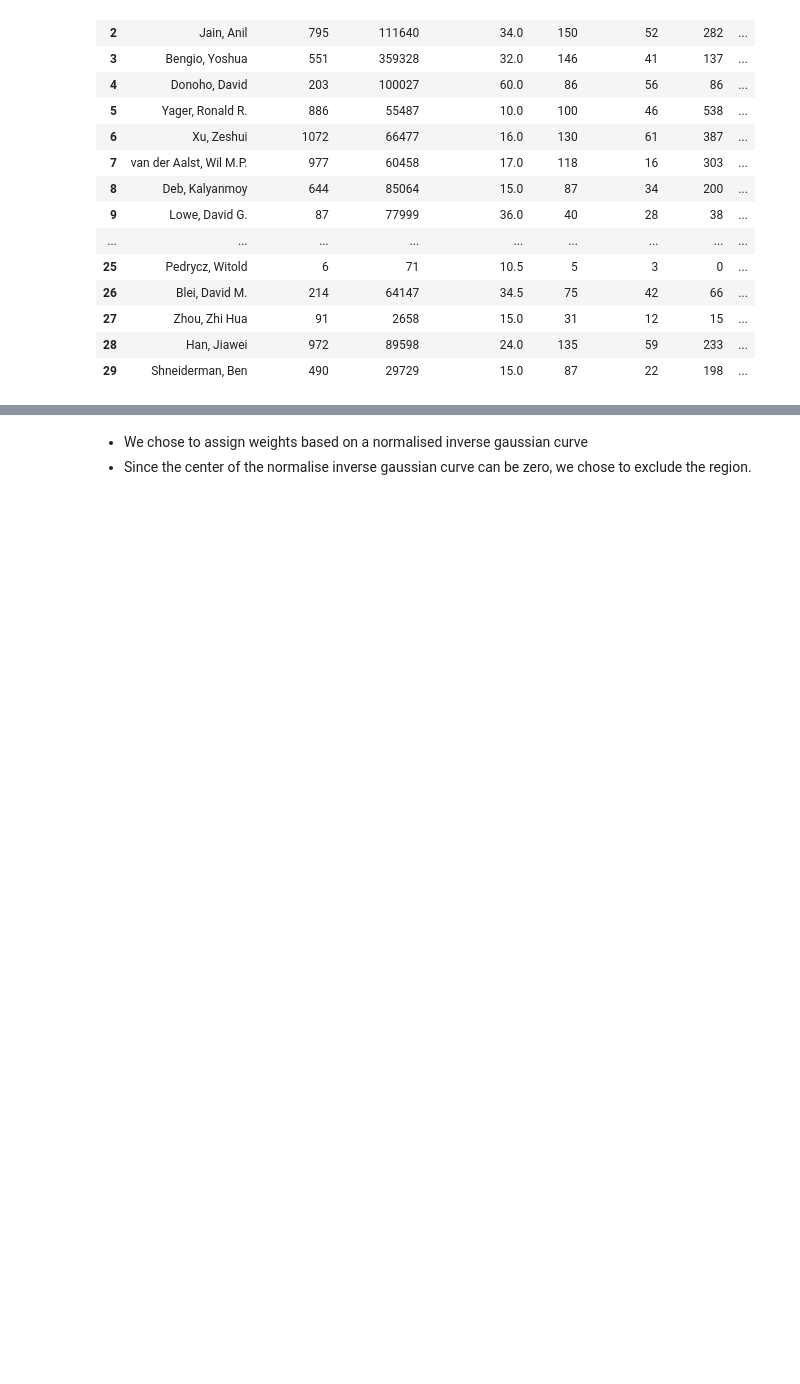
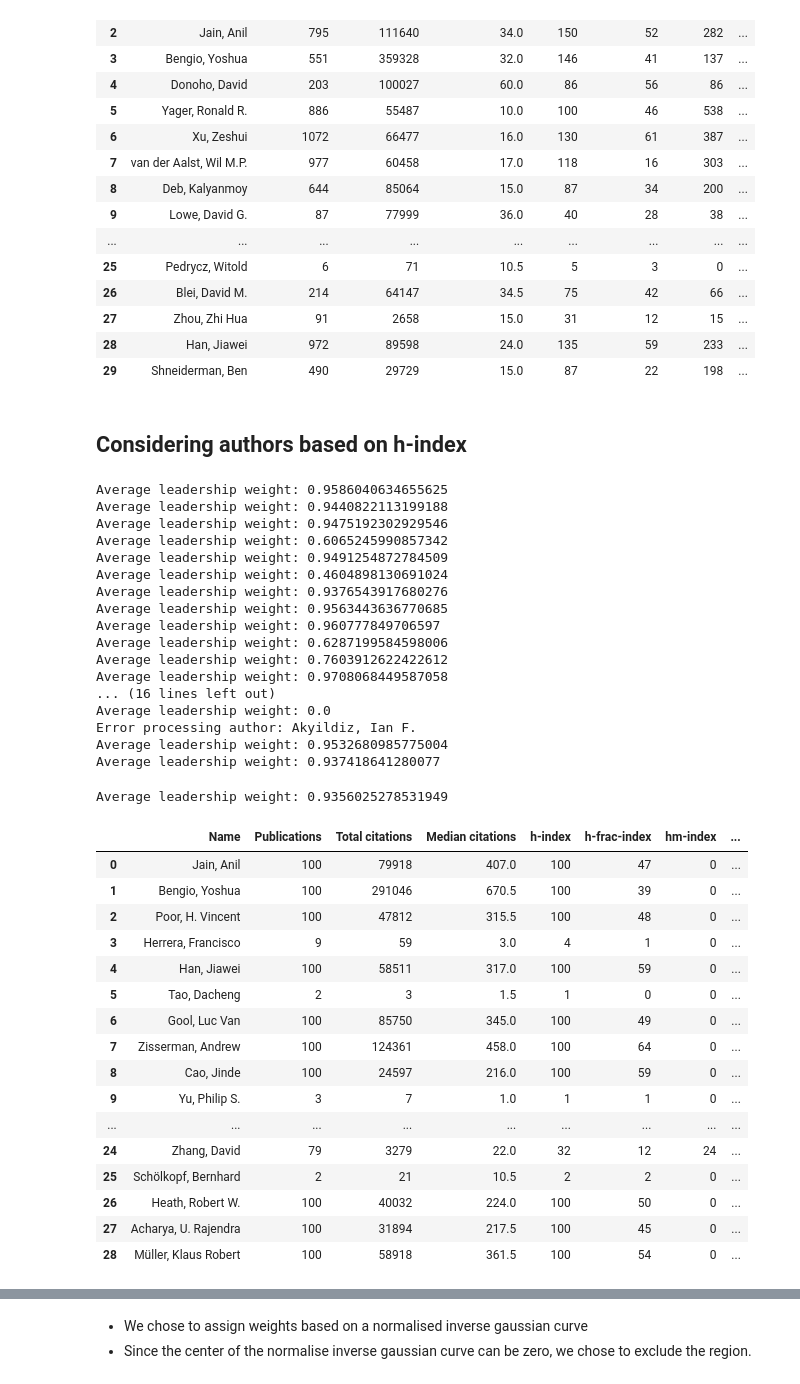
Before and after one commit to nepython/metrics, a Jupyter notebook: scopus.ipynb, the cells around one changed output, grey strips where cells are left out. Drawn from its saved outputs; the diff is of its cells as text; code cells hidden in the pictures; blank space fills up the shorter version.

```diff
--- a/scopus.ipynb
+++ b/scopus.ipynb
@@ -279,3 +269,5 @@ Average leadership weight: 0.8569220986011866
 | 27 | Zhou, Zhi Hua | 91 | 2658 | 15.0 | 31 | 12 | 15 | ... |
 | 28 | Han, Jiawei | 972 | 89598 | 24.0 | 135 | 59 | 233 | ... |
 | 29 | Shneiderman, Ben | 490 | 29729 | 15.0 | 87 | 22 | 198 | ... |
+# %% [markdown]
+## Considering authors based on h-index
@@ -281,0 +468,68 @@ Average leadership weight: 0.8569220986011866
+# %%
+import pandas as pd
+from calculate import *
+from IPython.display import display
+
+rows = []
+authors = read_data()
+for author in authors:
+    try:
+        rows.append({
+            'Name': author['name'],
+            'Publications': len(author['publications']),
+            'Total citations': total_citations(author['publications']),
+            'Median citations': median_citations(author['publications']),
+            'h-index': h_index(author['publications']),
+            'h-frac-index': h_frac_index(author['publications']),
+            'hm-index': hm_index(author['publications']),
+            'h-leadership-index': h_leadership_index(author['scopus_id'], author['publications']),
+            '% first author': percent_first_author(author['scopus_id'], author['publications']),
+            '% last author': percent_last_author(author['scopus_id'], author['publications']),
+            '% single author': percent_single_author(author['publications']),
+            'Median author position': median_author_position(author['scopus_id'], author['publications']),
+            # 'cscore':
+            'i10-index': i10_index(author['publications']),
+            'Average number of Authors': mean_coauthors(author['publications']),
+            'Median number of Authors': median_coauthors(author['publications']),
+        })
+    except:
+        print(f"Error processing author: {author['name']}")
+
+authors_df = pd.DataFrame(rows)
+display(authors_df)
+# %% [output]
+Average leadership weight: 0.9586040634655625
+Average leadership weight: 0.9440822113199188
+Average leadership weight: 0.9475192302929546
+Average leadership weight: 0.6065245990857342
+Average leadership weight: 0.9491254872784509
+Average leadership weight: 0.4604898130691024
+Average leadership weight: 0.9376543917680276
+Average leadership weight: 0.9563443636770685
+Average leadership weight: 0.960777849706597
+Average leadership weight: 0.6287199584598006
+Average leadership weight: 0.7603912622422612
+Average leadership weight: 0.9708068449587058
+... (16 lines left out)
+Average leadership weight: 0.0
+Error processing author: Akyildiz, Ian F.
+Average leadership weight: 0.9532680985775004
+Average leadership weight: 0.937418641280077
+Average leadership weight: 0.9356025278531949
+|  | Name | Publications | Total citations | Median citations | h-index | h-frac-index | hm-index | ... |
+| 0 | Jain, Anil | 100 | 79918 | 407.0 | 100 | 47 | 0 | ... |
+| 1 | Bengio, Yoshua | 100 | 291046 | 670.5 | 100 | 39 | 0 | ... |
+| 2 | Poor, H. Vincent | 100 | 47812 | 315.5 | 100 | 48 | 0 | ... |
+| 3 | Herrera, Francisco | 9 | 59 | 3.0 | 4 | 1 | 0 | ... |
+| 4 | Han, Jiawei | 100 | 58511 | 317.0 | 100 | 59 | 0 | ... |
+| 5 | Tao, Dacheng | 2 | 3 | 1.5 | 1 | 0 | 0 | ... |
+| 6 | Gool, Luc Van | 100 | 85750 | 345.0 | 100 | 49 | 0 | ... |
+| 7 | Zisserman, Andrew | 100 | 124361 | 458.0 | 100 | 64 | 0 | ... |
+| 8 | Cao, Jinde | 100 | 24597 | 216.0 | 100 | 59 | 0 | ... |
+| 9 | Yu, Philip S. | 3 | 7 | 1.0 | 1 | 1 | 0 | ... |
+| ... | ... | ... | ... | ... | ... | ... | ... | ... |
+| 24 | Zhang, David | 79 | 3279 | 22.0 | 32 | 12 | 24 | ... |
+| 25 | Schölkopf, Bernhard | 2 | 21 | 10.5 | 2 | 2 | 0 | ... |
+| 26 | Heath, Robert W. | 100 | 40032 | 224.0 | 100 | 50 | 0 | ... |
+| 27 | Acharya, U. Rajendra | 100 | 31894 | 217.5 | 100 | 45 | 0 | ... |
+| 28 | Müller, Klaus Robert | 100 | 58918 | 361.5 | 100 | 54 | 0 | ... |
```
Also changed, not shown: parts of 6 cells of this notebook, 1 other file.
